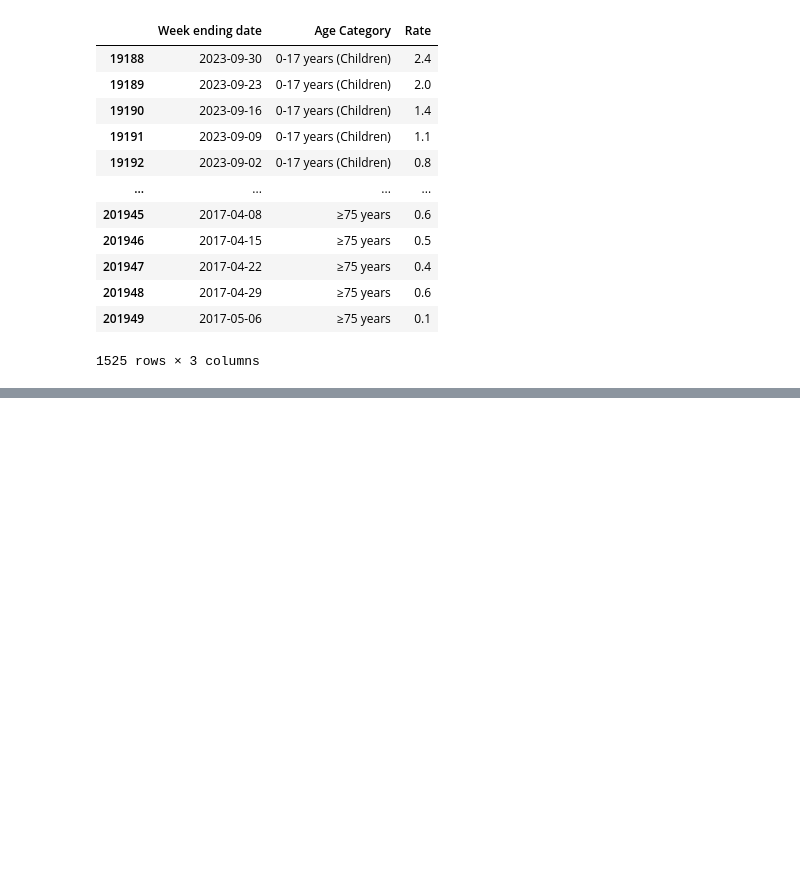
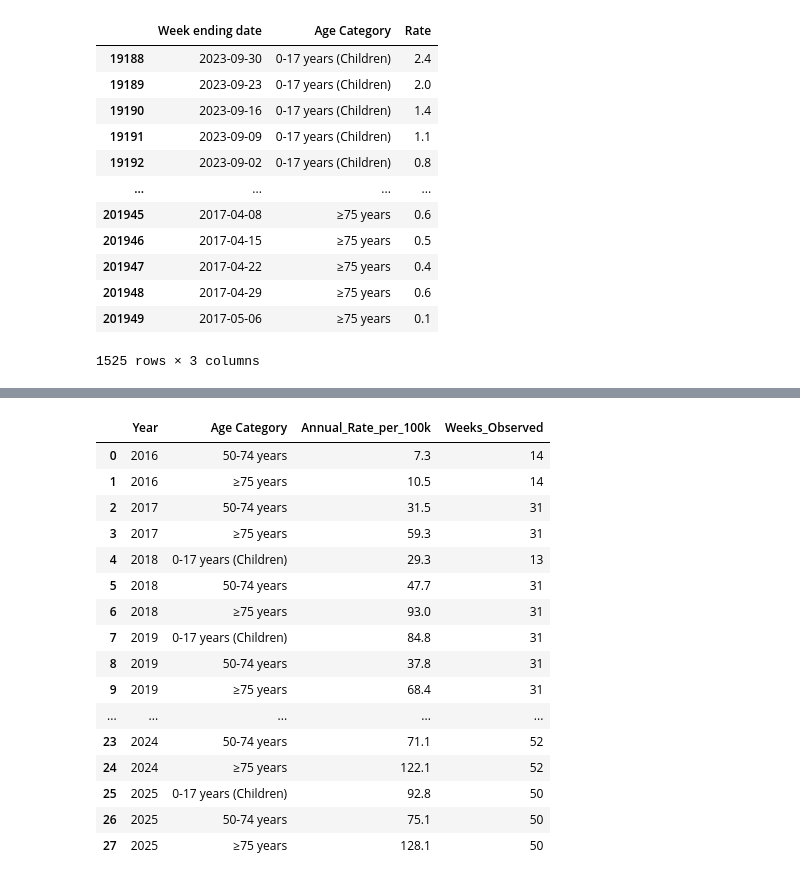
Before and after one commit to saarantras/rsv, a Jupyter notebook: hospitalization_analysis.ipynb, the cells around one changed output, grey strips where cells are left out. Drawn from its saved outputs; the diff is of its cells as text; code cells hidden in the pictures; blank space fills up the shorter version.

```diff
--- a/hospitalization_analysis.ipynb
+++ b/hospitalization_analysis.ipynb
@@ -8,7 +8,6 @@ import re
 Load & examine data
 # %%
 tab=pd.read_csv("Weekly_Rates_of_Laboratory-Confirmed_RSV_Hospitalizations_from_the_RSV-NET_Surveillance_System_20251224.csv.gz",compression="gzip").drop_duplicates()
-tab=sanitize_df(tab)
 tab
 # %% [output]
 |  | State | Season | Week ending date | Age Category | Sex | Race | Rate | Cumulative Rate | Type |
@@ -194,0 +213,27 @@ relevant_ages
+# %%
+summary = (
+    relevant_ages
+    .groupby(["Year", "Age Category"], as_index=False)
+    .agg(Annual_Rate_per_100k=("Rate", "sum"),
+         Weeks_Observed=("Week ending date", "nunique"),
+))
+
+summary
+# %% [output]
+|  | Year | Age Category | Annual_Rate_per_100k | Weeks_Observed |
+| 0 | 2016 | 50-74 years | 7.3 | 14 |
+| 1 | 2016 | ≥75 years | 10.5 | 14 |
+| 2 | 2017 | 50-74 years | 31.5 | 31 |
+| 3 | 2017 | ≥75 years | 59.3 | 31 |
+| 4 | 2018 | 0-17 years (Children) | 29.3 | 13 |
+| 5 | 2018 | 50-74 years | 47.7 | 31 |
+| 6 | 2018 | ≥75 years | 93.0 | 31 |
+| 7 | 2019 | 0-17 years (Children) | 84.8 | 31 |
+| 8 | 2019 | 50-74 years | 37.8 | 31 |
+| 9 | 2019 | ≥75 years | 68.4 | 31 |
+| ... | ... | ... | ... | ... |
+| 23 | 2024 | 50-74 years | 71.1 | 52 |
+| 24 | 2024 | ≥75 years | 122.1 | 52 |
+| 25 | 2025 | 0-17 years (Children) | 92.8 | 50 |
+| 26 | 2025 | 50-74 years | 75.1 | 50 |
+| 27 | 2025 | ≥75 years | 128.1 | 50 |
```
Also changed, not shown: parts of 7 cells of this notebook, 1 other file.
